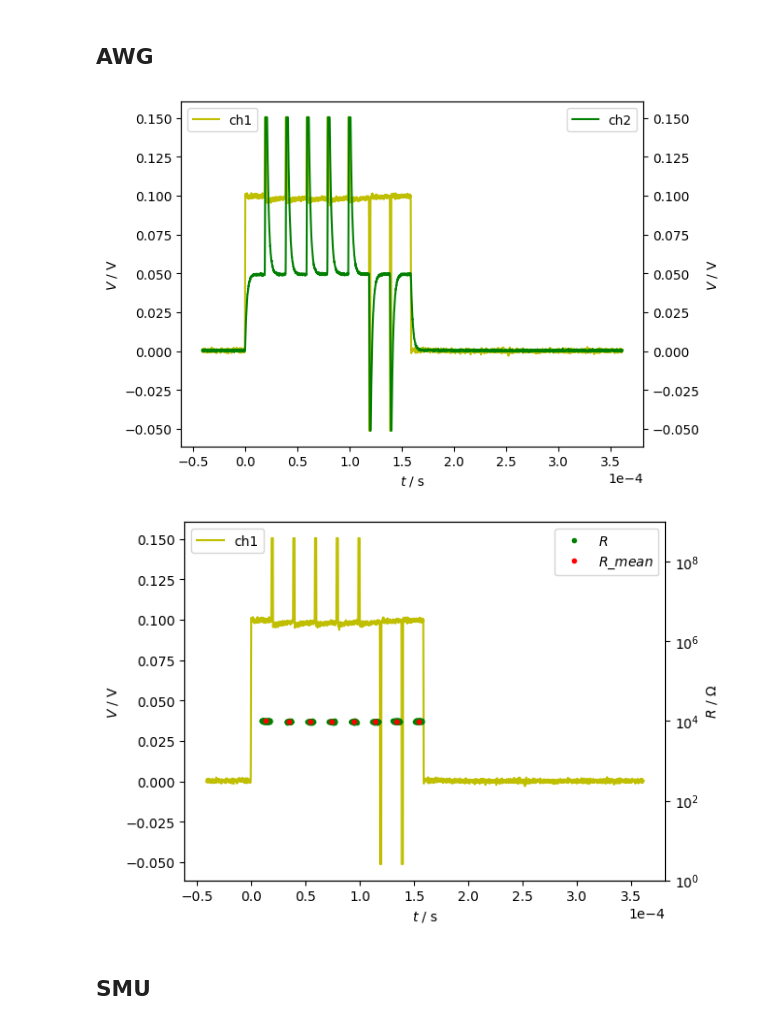
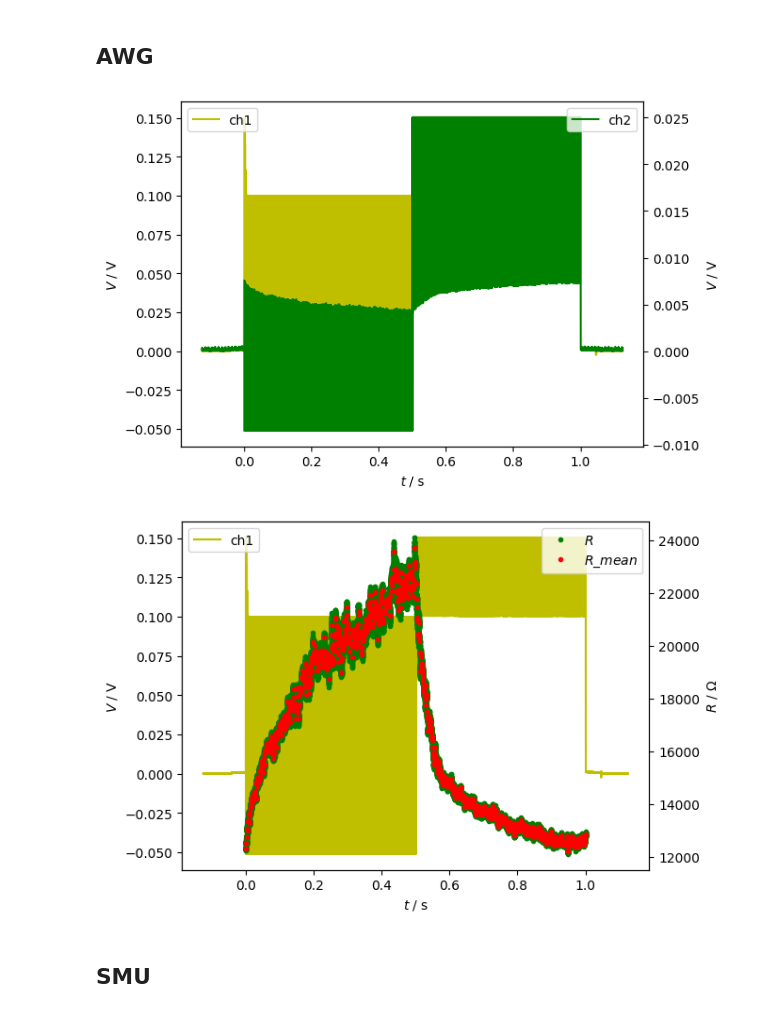
Before and after one commit to raxov99/iis_optolab, a Jupyter notebook: in_lab.ipynb, the cells around one changed output. Saved outputs shown, nothing was run; the diff lists cells and outputs as text; code cells hidden in the pictures.

```diff
--- a/in_lab.ipynb
+++ b/in_lab.ipynb
@@ -15,20 +15,20 @@ instruments['DAQ'].set_conn(123)
 ## AWG
 # %%
 wf_dict_AWG = {
-    'V' : [1, -.5], # pulse voltages
-    'n' : [5, 2],   # pulse repetitions
-    'T' : 2e-5,     # pulse period
-    'W' : 1e-6,     # pulse width
+    'V' : [-2.6, 2.4], # pulse voltages
+    'n' : [500, 500],   # pulse repetitions
+    'T' : 1e-3,     # pulse period
+    'W' : 1e-4,     # pulse width
     'read' : True,
     'read_V' : .1
 }
 ch_AWG = 1
 get_and_set_wf('AWG', ch_AWG, wf_dict_AWG)
 # %%
-results_AWG = meas_AWG(113, ch_AWG, wf_dict_AWG, [1, 2])
+results_AWG = meas_AWG(113, ch_AWG, wf_dict_AWG, [1, 2], R_s=1e3, R_min=5e3)
 # %% [output]
-[figure, old version]
+[figure, new version]
-[figure, old version]
+[figure, new version]
 # %%
 with open("meas_dict_AWG.json", "r") as json_file:
     meas_dict_AWG = json.load(json_file)
```
Also changed, not shown: parts of 2 cells of this notebook, 2 other files.
